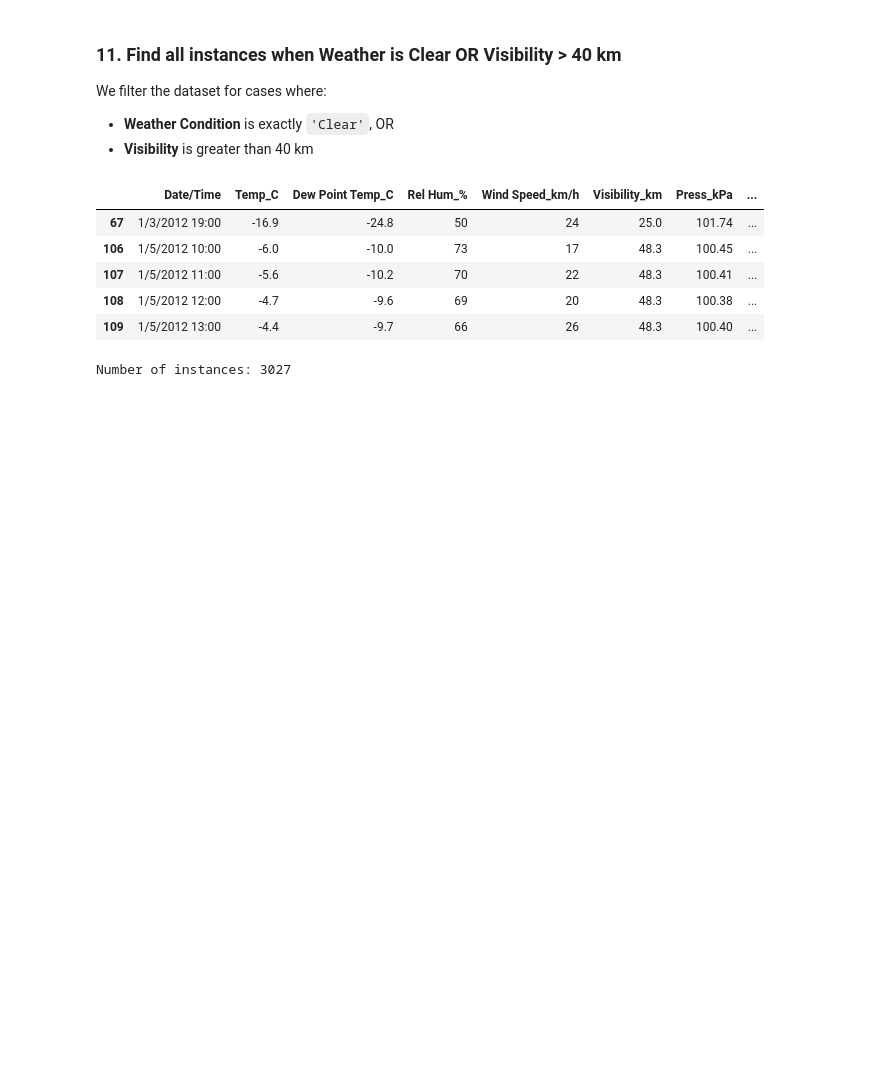
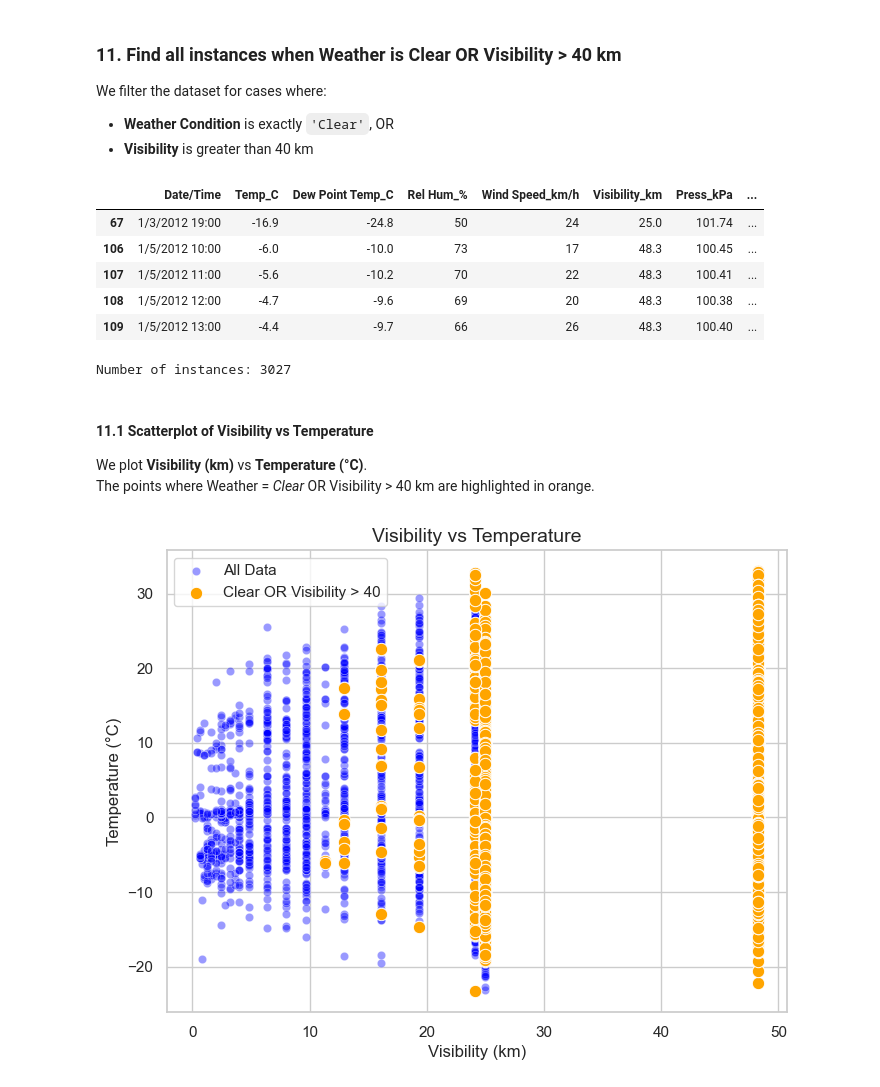
Before and after one commit to Aminbyt/weather-analysis, a Jupyter notebook: notebooks/01_data_exploration.ipynb, the cells around one changed output. Saved outputs shown, nothing was run; the diff lists cells and outputs as text; code cells hidden in the pictures; blank space fills up the shorter version.

Commit message:
EDA: filter and visualize clear weather or high visibility (>40 km)

```diff
--- a/notebooks/01_data_exploration.ipynb
+++ b/notebooks/01_data_exploration.ipynb
@@ -488,3 +488,25 @@ clear_or_high_vis.head()
 print("Number of instances:", clear_or_high_vis.shape[0])
 # %% [output]
 Number of instances: 3027
+# %% [markdown]
+#### 11.1 Scatterplot of Visibility vs Temperature
+
+We plot **Visibility (km)** vs **Temperature (°C)**.
+The points where Weather = *Clear* OR Visibility > 40 km are highlighted in orange.
+# %%
+plt.figure(figsize=(8,6))
+
+sns.scatterplot(data= data , x = "Visibility_km" , y = "Temp_C",
+                alpha = 0.4 , color = "blue" , label = "All Data")
+
+sns.scatterplot(data = clear_or_high_vis , x = "Visibility_km", y = "Temp_C",
+                color = "orange" , s = 80 , label = "Clear OR Visibility > 40")
+
+
+plt.title("Visibility vs Temperature", fontsize=14)
+plt.xlabel("Visibility (km)", fontsize=12)
+plt.ylabel("Temperature (°C)", fontsize=12)
+plt.legend()
+plt.show()
+# %% [output]
+[figure, added]
```
